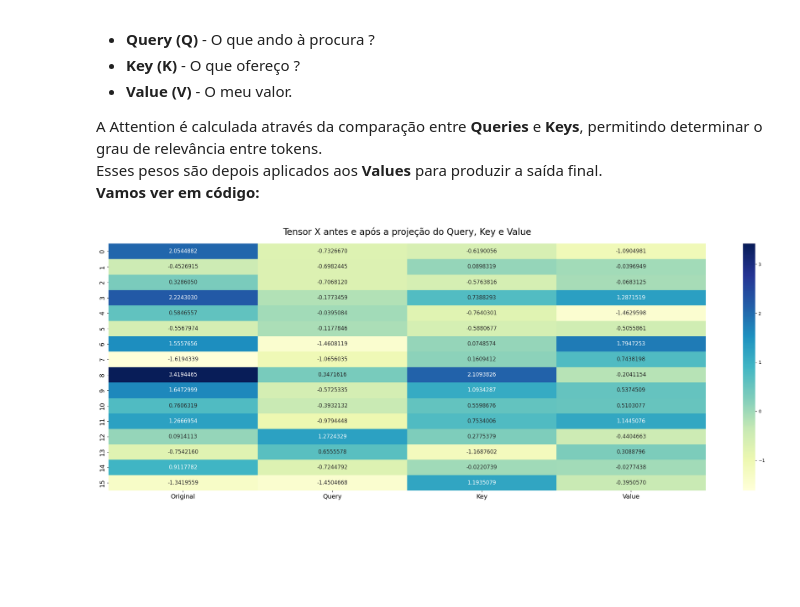
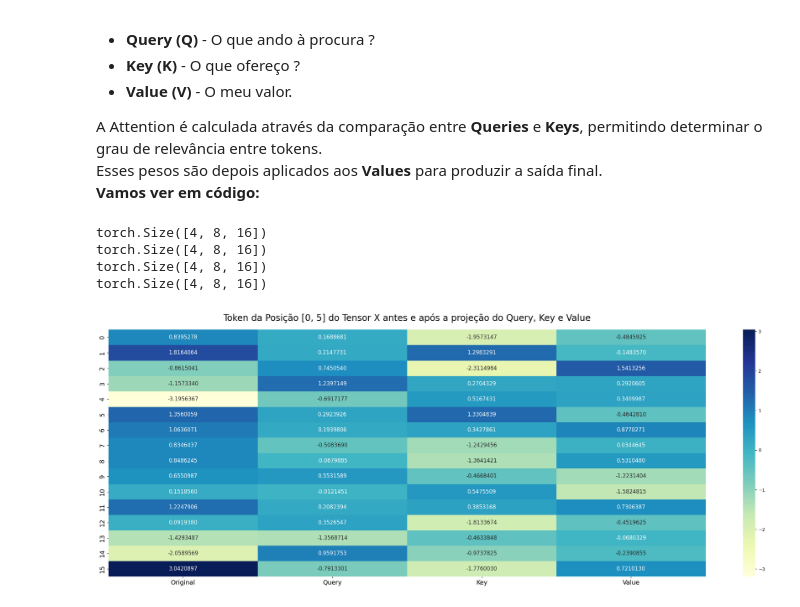
Before and after one commit to Eliezer-Carvalho/Tiny-GPT, a Jupyter notebook: tiny_transformer.ipynb, the cells around one changed output. Cells and saved outputs as stored; diff of their text form; code cells hidden in the pictures; blank space fills up the shorter version.

```diff
--- a/tiny_transformer.ipynb
+++ b/tiny_transformer.ipynb
@@ -372,24 +375,34 @@ Value = nn.Linear (C, C, bias = False)
 Q = Query (x) #Y = X * Wq
 K = Key (x) #Y = X * Wk
 V = Value (x) #Y = X * Wv
+
+print (x.shape)
+print (Q.shape)
+print (K.shape)
+print (V.shape)
+# %% [output]
+torch.Size([4, 8, 16])
+torch.Size([4, 8, 16])
+torch.Size([4, 8, 16])
+torch.Size([4, 8, 16])
 # %%
 df = pd.DataFrame({
     "Original": x [0,5].detach().numpy(), #x[0,1] vai selecionar um tensor da posição 1 da linha 0 do tensor
     "Query": Q [0,5].detach().numpy(),
     "Key": K [0,5].detach().numpy(),
     "Value": V [0,5].detach().numpy(),
 })
 
 plt.figure (figsize = (30, 10))
 sns.heatmap(df, cmap = "YlGnBu", annot = True, fmt = ".7f", annot_kws = {"size": 12})
 
 plt.xticks (size = 14)
 plt.yticks (size = 14)
 
-plt.title("Tensor X antes e após a projeção do Query, Key e Value", size = 20, pad = 20)
+plt.title("Token da Posição [0, 5] do Tensor X antes e após a projeção do Query, Key e Value", size = 20, pad = 20)
 plt.show()
 # %% [output]
-[figure, old version]
+[figure, new version]
 # %%
 plt.figure (figsize = (30, 10))
 sns.violinplot(df, cmap = "YlGnBu")
```
Also changed, not shown: parts of 9 cells of this notebook.
